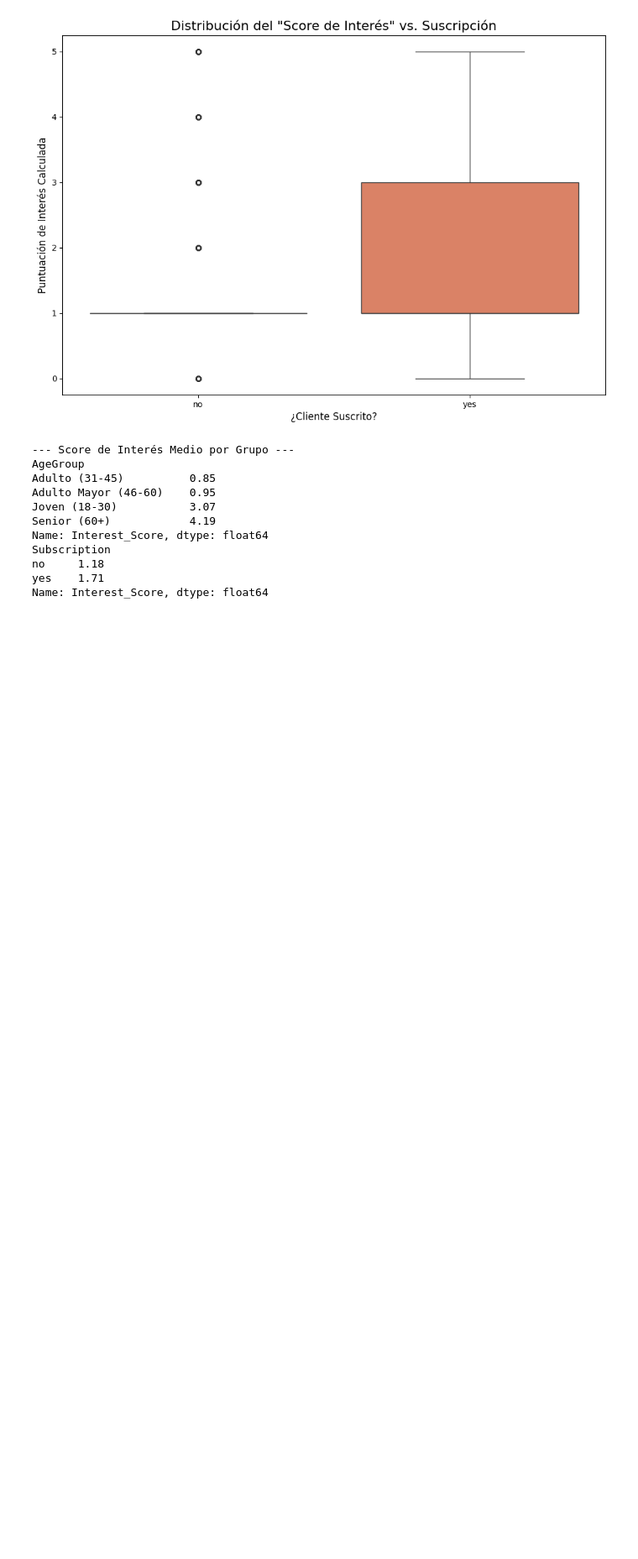
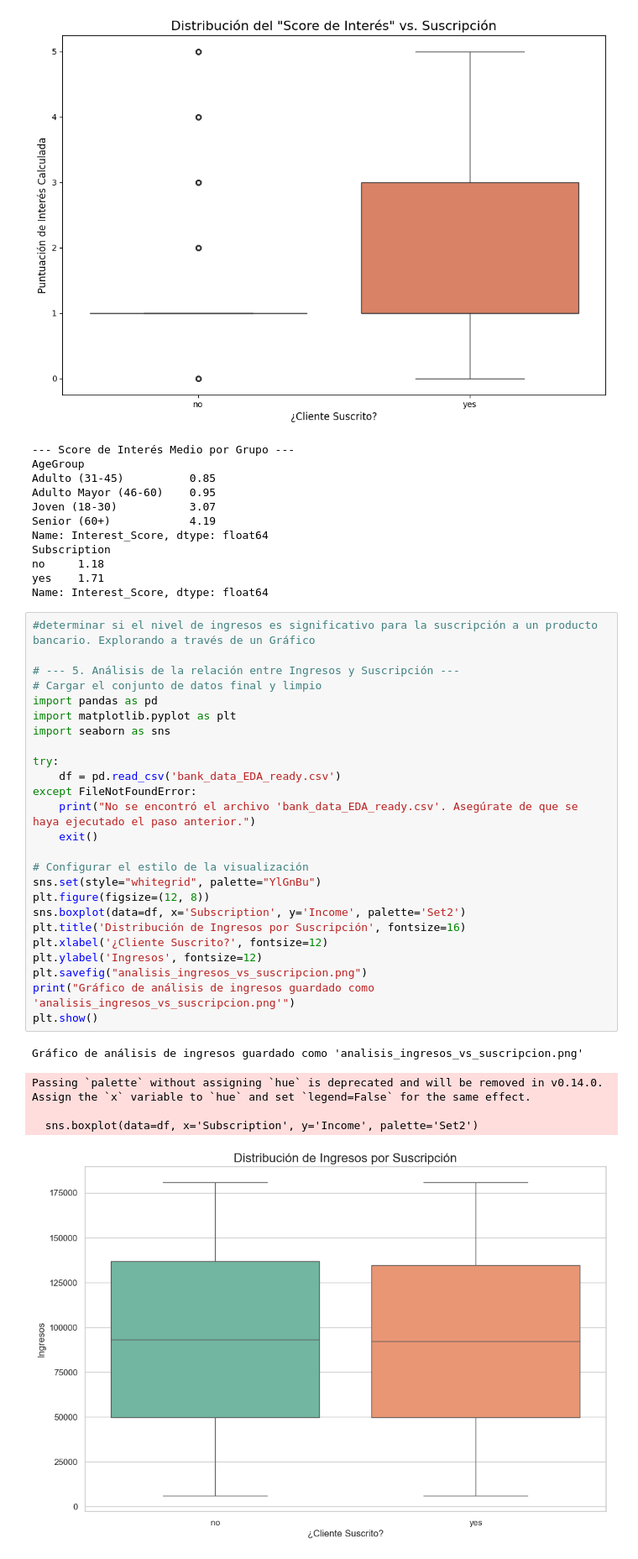
Before and after one commit to oscarargo/pandas_python, a Jupyter notebook: pruebas.ipynb, the cells around one changed output. Shown at 84% size. Cells and saved outputs as stored; diff of their text form; blank space fills up the shorter version.

Commit message:
datos finales
Inclusión de las nuevas gráficas realizadas y de la optimización del código

```diff
--- a/pruebas.ipynb
+++ b/pruebas.ipynb
@@ -748,3 +748,34 @@ Subscription
 no     1.18
 yes    1.71
 Name: Interest_Score, dtype: float64
+# %%
+#determinar si el nivel de ingresos es significativo para la suscripción a un producto bancario. Explorando a través de un Gráfico
+
+# --- 5. Análisis de la relación entre Ingresos y Suscripción ---
+# Cargar el conjunto de datos final y limpio
+import pandas as pd
+import matplotlib.pyplot as plt
+import seaborn as sns
+
+try:
+    df = pd.read_csv('bank_data_EDA_ready.csv')
+except FileNotFoundError:
+    print("No se encontró el archivo 'bank_data_EDA_ready.csv'. Asegúrate de que se haya ejecutado el paso anterior.")
+    exit()
+
+# Configurar el estilo de la visualización
+sns.set(style="whitegrid", palette="YlGnBu")
+plt.figure(figsize=(12, 8))
+sns.boxplot(data=df, x='Subscription', y='Income', palette='Set2')
+plt.title('Distribución de Ingresos por Suscripción', fontsize=16)
+plt.xlabel('¿Cliente Suscrito?', fontsize=12)
+plt.ylabel('Ingresos', fontsize=12)
+plt.savefig("analisis_ingresos_vs_suscripcion.png")
+print("Gráfico de análisis de ingresos guardado como 'analisis_ingresos_vs_suscripcion.png'")
+plt.show()
+# %% [output]
+Gráfico de análisis de ingresos guardado como 'analisis_ingresos_vs_suscripcion.png'
+Passing `palette` without assigning `hue` is deprecated and will be removed in v0.14.0. Assign the `x` variable to `hue` and set `legend=False` for the same effect.
+
+  sns.boxplot(data=df, x='Subscription', y='Income', palette='Set2')
+[figure, added]
```
Also changed, not shown: 3 other files.
